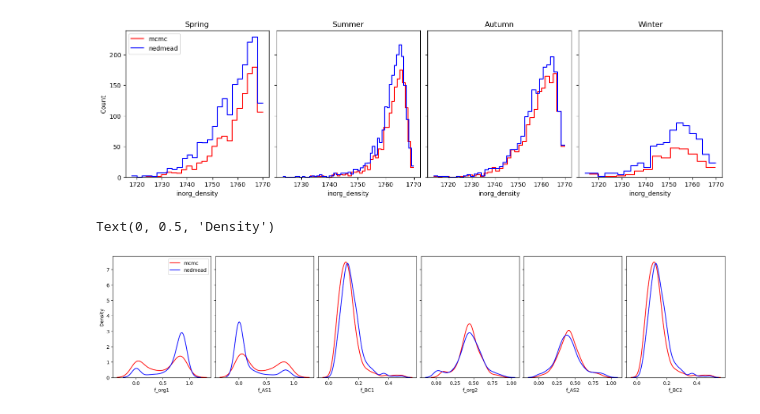
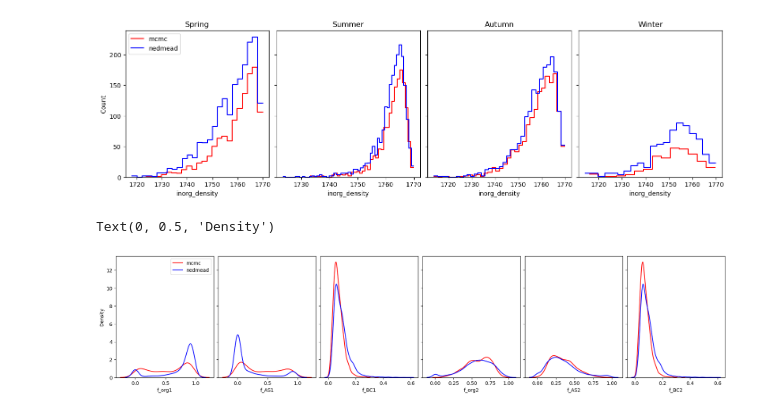
Before and after one commit to mauradewey/Modal-Aerosol-Composition, a Jupyter notebook: code/explore-mcmc-results.ipynb, the cells around one changed output. Saved outputs shown, nothing was run; the diff lists cells and outputs as text; code cells hidden in the pictures.

```diff
--- a/code/explore-mcmc-results.ipynb
+++ b/code/explore-mcmc-results.ipynb
@@ -214,10 +209,10 @@ mcmc_results.to_csv('../results/30k_m2_logparams_ccn_results.csv')
 mcmc_results = pd.read_csv('../results/30k_m2_5chains_ccn_results.csv')
 # %%
 # how many time-steps show convergence:
-rhat_thresh = 1.5
+rhat_thresh = 1.3
 num_conv = mcmc_params.where(mcmc_params['M_org1_rhat'] < rhat_thresh).where(mcmc_params['D1_rhat'] < rhat_thresh).where(mcmc_params['N1_rhat'] < rhat_thresh).where(mcmc_params['D2_rhat'] < rhat_thresh).where(mcmc_params['N2_rhat'] < rhat_thresh).dropna()
 
-print(f"Number of total time-steps showing convergence (rhat < {rhat_thresh}): {num_conv.shape[0]} out of {len(mcmc_params.dropna())}")
+print(f"Number of total time-teps showing convergence (rhat < {rhat_thresh}): {num_conv.shape[0]} out of {len(mcmc_params.dropna())}")
 print(f"Number of time-steps showing M_org1 convergence (rhat < {rhat_thresh}): {mcmc_params.where(mcmc_params['M_org1_rhat'] < rhat_thresh).dropna().shape[0]} out of {len(mcmc_params.dropna())}")
 print(f"Number of time-steps showing D1 convergence (rhat < {rhat_thresh}): {mcmc_params.where(mcmc_params['D1_rhat'] < rhat_thresh).dropna().shape[0]} out of {len(mcmc_params.dropna())}")
 print(f"Number of time-steps showing N1 convergence (rhat < {rhat_thresh}): {mcmc_params.where(mcmc_params['N1_rhat'] < rhat_thresh).dropna().shape[0]} out of {len(mcmc_params.dropna())}")
@@ -232,0 +228,9 @@ Number of time-steps showing N2 convergence (rhat < 1.5): 2546 out of 4751
+# %%
+# get index of time-steps where mcmc converged:
+rhat_index = num_conv.index
+# %%
+# get time-steps where mcmc did not converge:
+not_converged = mcmc_params.dropna().index.difference(rhat_index)
+
+with open(f'/proj/bolinc/users/x_maude/CCN_closure/Modal-Aerosol-Composition/results/only_newguesses_notconverged.pickle', 'wb') as f:
+    pickle.dump(not_converged, f, pickle.HIGHEST_PROTOCOL)
@@ -358,7 +373,8 @@ fig,axes = plt.subplots(ncols=4, nrows=1, figsize=(14,4), sharey=True, constrain
 for season in range(4):
     ax = axes[season]
 
-    group_mcmc = mcmc_results.where(mcmc_params['M_org1_rhat']<1.5)[mcmc_results['season'] == season]
+    #group_mcmc = mcmc_results.where(mcmc_params['M_org1_rhat']<1.5)[mcmc_results['season'] == season]
+    group_mcmc = mcmc_results[mcmc_results['season'] == season]
     group_nedmead = nedmead_results[nedmead_results['season'] == season]
     sns.kdeplot(group_mcmc['k1'].dropna(), ax=ax, label='mcmc Aitken', color='r', linewidth=1.5)
     sns.kdeplot(group_nedmead['k1'].dropna(), ax=ax, label='nedmead Aitken', color='b', linewidth=1.5)
@@ -485,15 +501,15 @@ Text(0, 0.5, 'Count')
 # %%
 fig,axes = plt.subplots(ncols=6, nrows=1, figsize=(18,4), sharey=True, constrained_layout=True)
 fractions = ['f_org1', 'f_AS1', 'f_BC1', 'f_org2', 'f_AS2', 'f_BC2']
 
 for f in range(6):
     ax = axes[f]
     fraction = fractions[f]
-    sns.kdeplot(group_mcmc[fraction].dropna(), ax=ax, label='mcmc', color='r', linewidth=1.5)
-    sns.kdeplot(group_nedmead[fraction].dropna(), ax=ax, label='nedmead', color='b', linewidth=1.5)
+    sns.kdeplot(mcmc_results.loc[rhat_index][fraction].dropna(), ax=ax, label='mcmc', color='r', linewidth=1.5)
+    sns.kdeplot(nedmead_results[fraction].dropna(), ax=ax, label='nedmead', color='b', linewidth=1.5)
 
 axes[0].legend()
 axes[0].set_ylabel('Density')
 # %% [output]
 Text(0, 0.5, 'Density')
-[figure, old version]
+[figure, new version]
```
Also changed, not shown: parts of 40 cells of this notebook, 2 other files.
